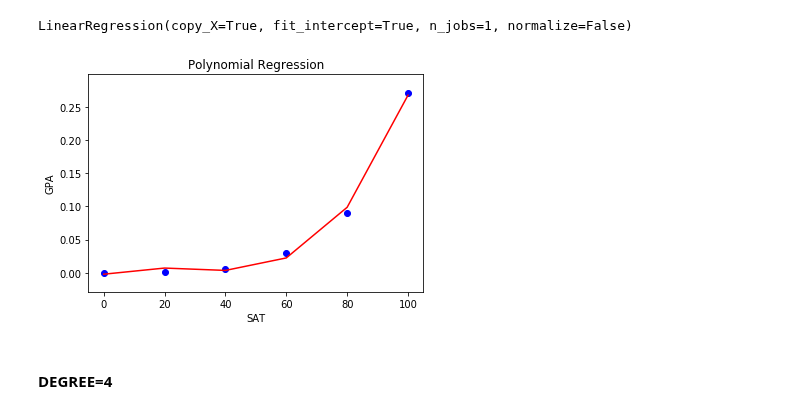
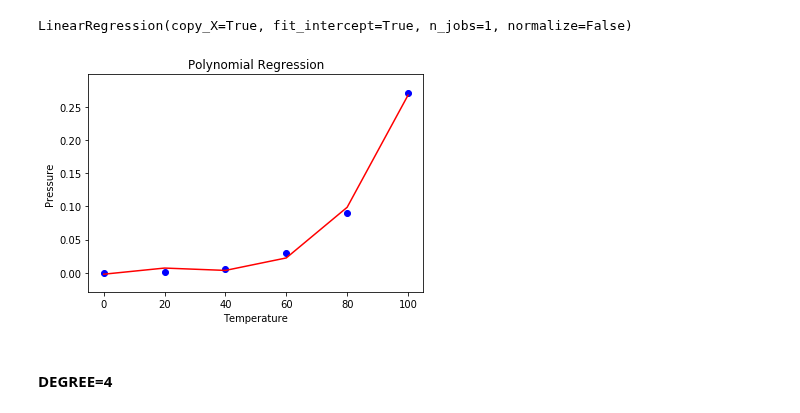
Before and after one commit to rahulvaish/MachineLearning-Python, a Jupyter notebook: PolynomialLinearRegression.ipynb, the cells around one changed output. Drawn from its saved outputs; the diff is of its cells as text; code cells hidden in the pictures.

```diff
--- a/PolynomialLinearRegression.ipynb
+++ b/PolynomialLinearRegression.ipynb
@@ -97,14 +97,14 @@ LinearRegression(copy_X=True, fit_intercept=True, n_jobs=1, normalize=False)
 # %%
 plt.scatter(x, y, color = 'blue')
 
 plt.plot(x, lin2.predict(poly.fit_transform(x)), color = 'red')
 plt.title('Polynomial Regression')
-plt.xlabel('SAT')
-plt.ylabel('GPA')
+plt.xlabel('Temperature')
+plt.ylabel('Pressure')
 
 plt.show()
 # %% [output]
-[figure, old version]
+[figure, new version]
 # %% [markdown]
 #### DEGREE=4
 # %%
```
Also changed, not shown: parts of 5 cells of this notebook.
